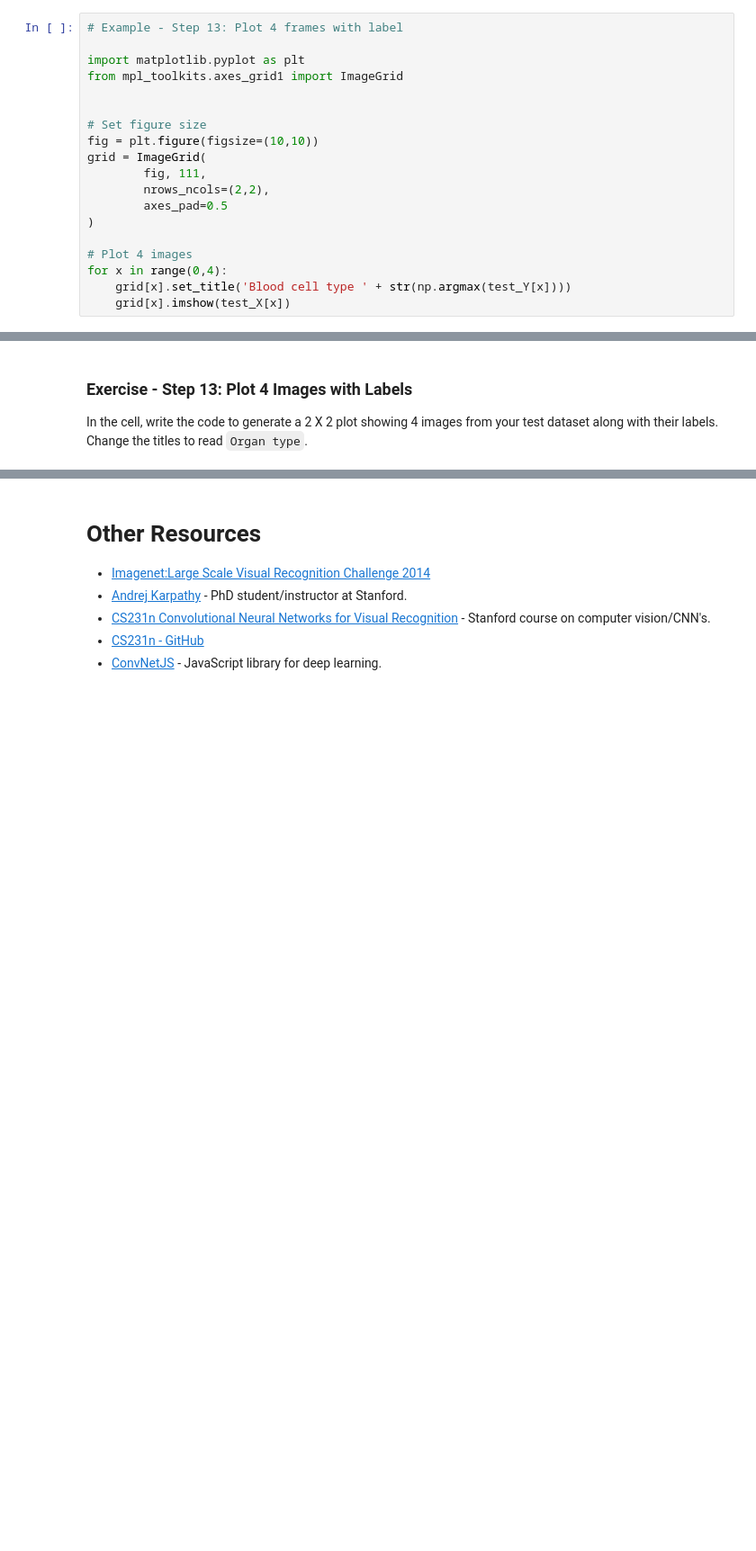
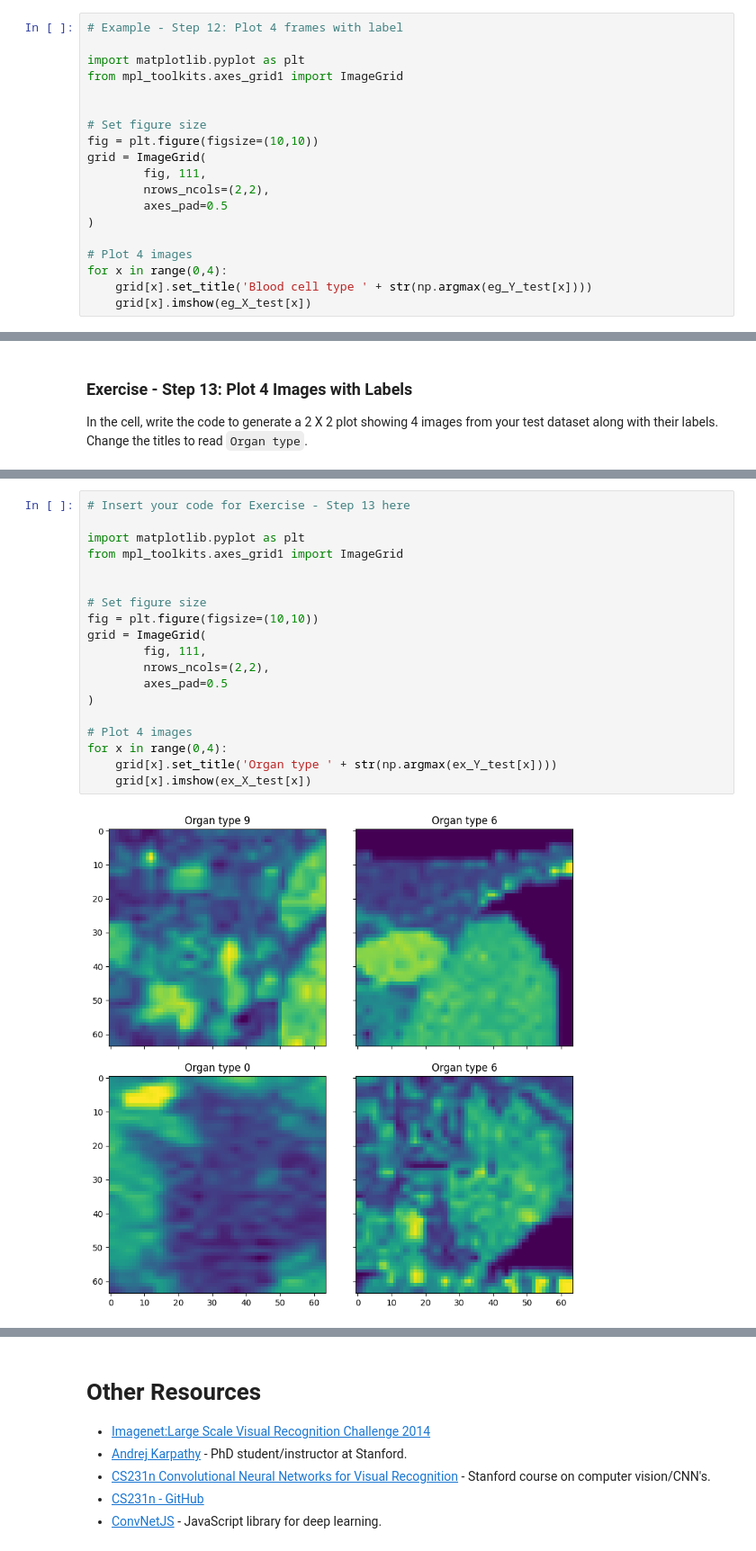
Before and after one commit to DavidSenseman/BIO1173, a Jupyter notebook: Class_03_1.ipynb, the cells around one changed output, grey strips where cells are left out. Shown: that part at 90% size. Cells and saved outputs as stored; diff of their text form; blank space fills up the shorter version.

```diff
--- a/Class_03_1.ipynb
+++ b/Class_03_1.ipynb
@@ -993,7 +1070,7 @@ You can easily look at other images by simply changing the image number variable
 
 The code in the cell below generates a 2 X 2 plot showing 4 images from the training dataset along with their labels.
 # %%
-# Example - Step 13: Plot 4 frames with label
+# Example - Step 12: Plot 4 frames with label
 
 import matplotlib.pyplot as plt
 from mpl_toolkits.axes_grid1 import ImageGrid
@@ -1009,8 +1086,8 @@ grid = ImageGrid(
 
 # Plot 4 images
 for x in range(0,4):
-    grid[x].set_title('Blood cell type ' + str(np.argmax(test_Y[x])))
-    grid[x].imshow(test_X[x])
+    grid[x].set_title('Blood cell type ' + str(np.argmax(eg_Y_test[x])))
+    grid[x].imshow(eg_X_test[x])
 # %% [markdown]
 If the code is correct, you should see something similar to the following:
 
@@ -1231,3 +1502,24 @@ In the cell, write the code to generate a 2 X 2 plot showing 4 images from your
+# %%
+# Insert your code for Exercise - Step 13 here
+
+import matplotlib.pyplot as plt
+from mpl_toolkits.axes_grid1 import ImageGrid
+
+
+# Set figure size
+fig = plt.figure(figsize=(10,10))
+grid = ImageGrid(
+        fig, 111,
+        nrows_ncols=(2,2),
+        axes_pad=0.5
+)
+
+# Plot 4 images
+for x in range(0,4):
+    grid[x].set_title('Organ type ' + str(np.argmax(ex_Y_test[x])))
+    grid[x].imshow(ex_X_test[x])
+# %% [output]
+[figure, added]
 # %% [markdown]
 If your code is correct, you should see 4 saggital images of an abdominal organ. Since the image files were randomly shuffled, it is highly unlikely that your image is the same as the image below.
 
```
Also changed, not shown: parts of 59 cells of this notebook.
